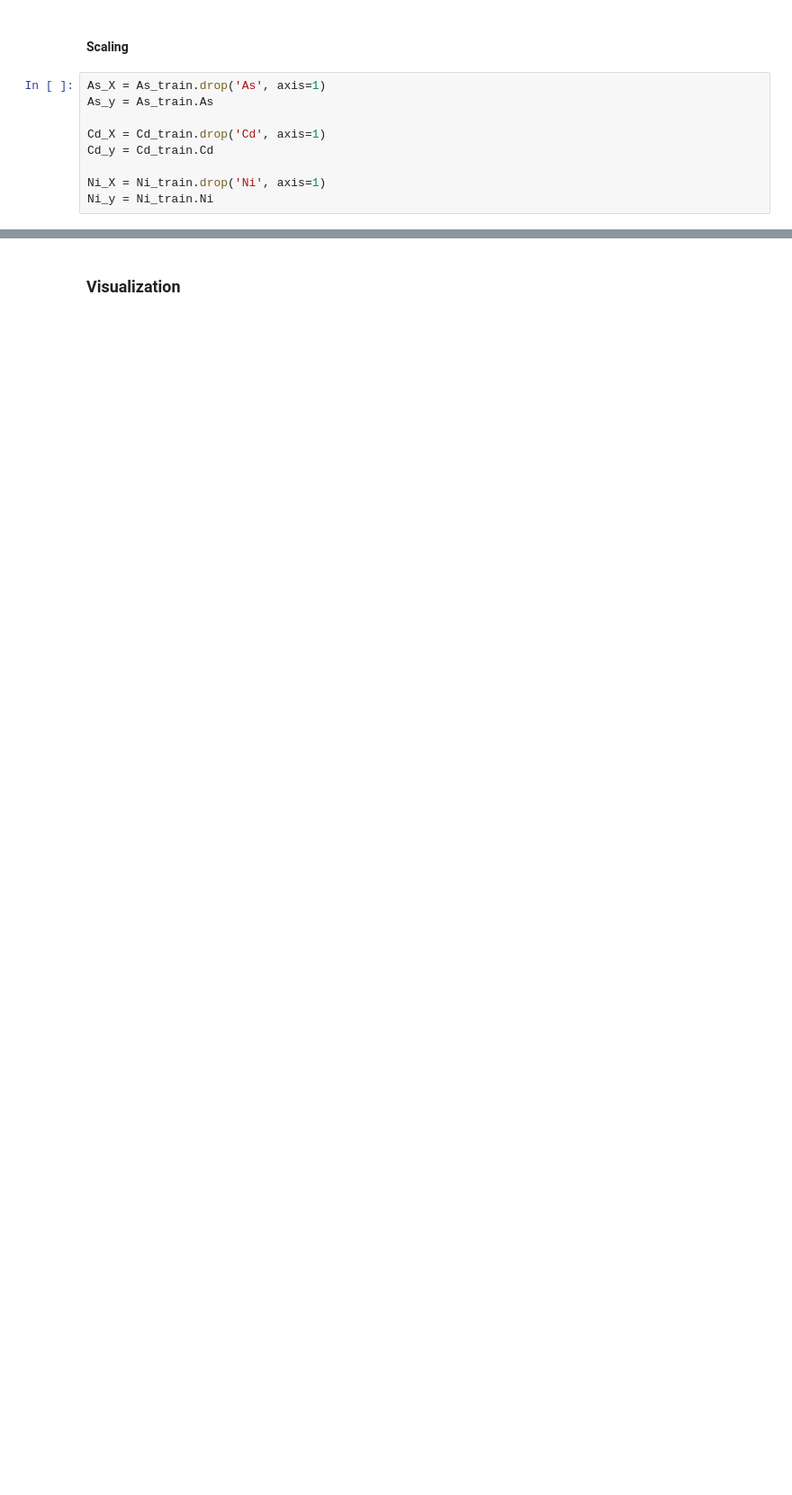
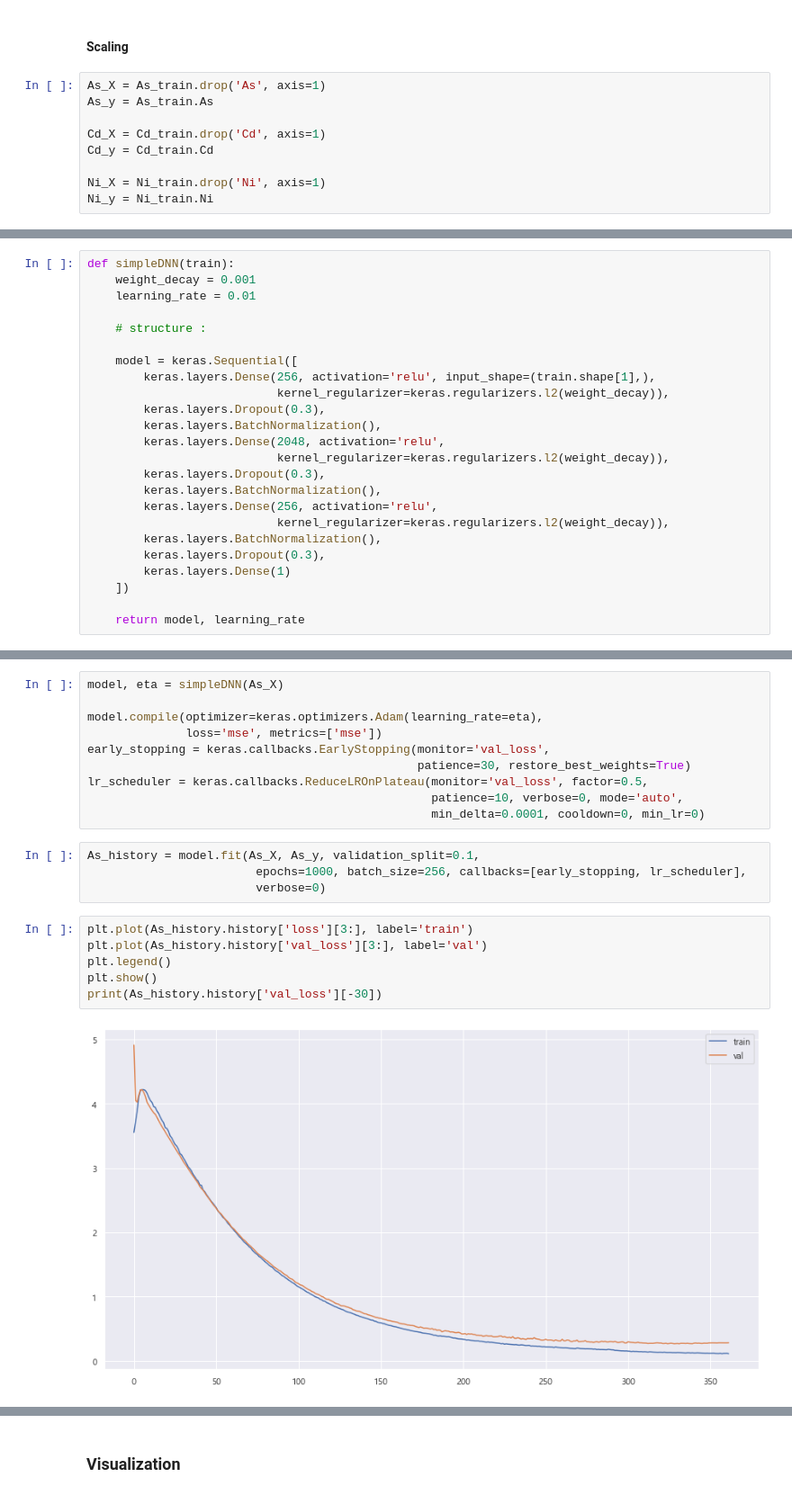
Before and after one commit to jyssys/graduation-thesis, a Jupyter notebook: soil_polution_predict_DNN.ipynb, the cells around one changed output, grey strips where cells are left out. Shown at 90% size. Saved outputs shown, nothing was run; the diff lists cells and outputs as text; blank space fills up the shorter version.

```diff
--- a/soil_polution_predict_DNN.ipynb
+++ b/soil_polution_predict_DNN.ipynb
@@ -524,0 +316,24 @@ print(rf_As_test.loc[:,('As_real_value', 'As_value')])
+# %%
+def simpleDNN(train):
+    weight_decay = 0.001
+    learning_rate = 0.01
+
+    # structure :
+
+    model = keras.Sequential([
+        keras.layers.Dense(256, activation='relu', input_shape=(train.shape[1],),
+                           kernel_regularizer=keras.regularizers.l2(weight_decay)),
+        keras.layers.Dropout(0.3),
+        keras.layers.BatchNormalization(),
+        keras.layers.Dense(2048, activation='relu',
+                           kernel_regularizer=keras.regularizers.l2(weight_decay)),
+        keras.layers.Dropout(0.3),
+        keras.layers.BatchNormalization(),
+        keras.layers.Dense(256, activation='relu',
+                           kernel_regularizer=keras.regularizers.l2(weight_decay)),
+        keras.layers.BatchNormalization(),
+        keras.layers.Dropout(0.3),
+        keras.layers.Dense(1)
+    ])
+
+    return model, learning_rate
@@ -524,0 +342,22 @@ print(rf_As_test.loc[:,('As_real_value', 'As_value')])
+# %%
+model, eta = simpleDNN(As_X)
+
+model.compile(optimizer=keras.optimizers.Adam(learning_rate=eta),
+              loss='mse', metrics=['mse'])
+early_stopping = keras.callbacks.EarlyStopping(monitor='val_loss',
+                                               patience=30, restore_best_weights=True)
+lr_scheduler = keras.callbacks.ReduceLROnPlateau(monitor='val_loss', factor=0.5,
+                                                 patience=10, verbose=0, mode='auto',
+                                                 min_delta=0.0001, cooldown=0, min_lr=0)
+# %%
+As_history = model.fit(As_X, As_y, validation_split=0.1,
+                        epochs=1000, batch_size=256, callbacks=[early_stopping, lr_scheduler],
+                        verbose=0)
+# %%
+plt.plot(As_history.history['loss'][3:], label='train')
+plt.plot(As_history.history['val_loss'][3:], label='val')
+plt.legend()
+plt.show()
+print(As_history.history['val_loss'][-30])
+# %% [output]
+[figure, added]
```
Also changed, not shown: parts of 55 cells of this notebook, 10 other files.
